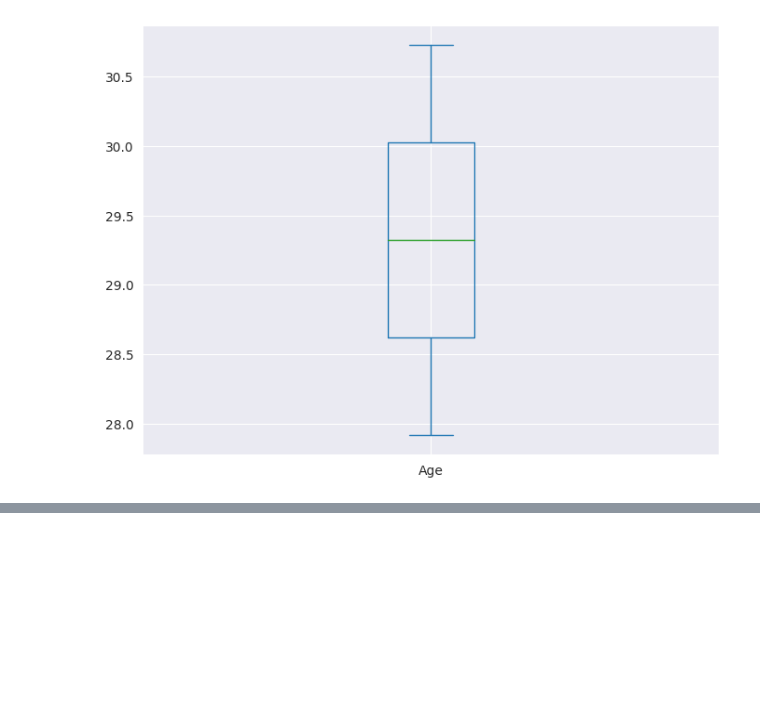
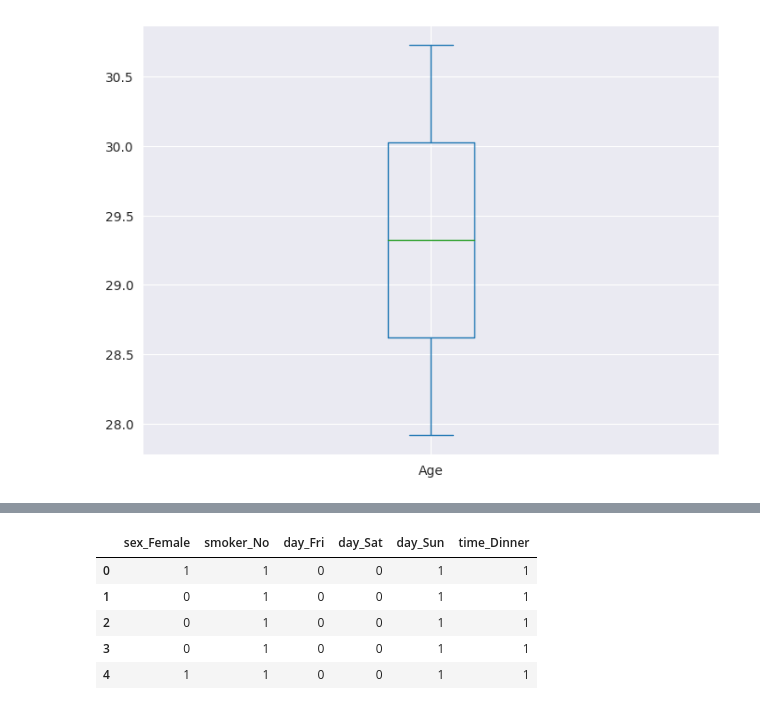
Before and after one commit to rOluochKe/learning-ds-ml, a Jupyter notebook: Learning_DS_and_ML.ipynb, the cells around one changed output, grey strips where cells are left out. Drawn from its saved outputs; the diff is of its cells as text; code cells hidden in the pictures; blank space fills up the shorter version.

```diff
--- a/Learning_DS_and_ML.ipynb
+++ b/Learning_DS_and_ML.ipynb
@@ -1155,0 +1245,11 @@ ax = df.plot.box(x='Gender', y='Age', figsize=(8,6))
+# %%
+import pandas as pd
+cat_numerical = pd.get_dummies(categorical,drop_first=True)
+cat_numerical.head()
+# %% [output]
+|  | sex_Female | smoker_No | day_Fri | day_Sat | day_Sun | time_Dinner |
+| 0 | 1 | 1 | 0 | 0 | 1 | 1 |
+| 1 | 0 | 1 | 0 | 0 | 1 | 1 |
+| 2 | 0 | 1 | 0 | 0 | 1 | 1 |
+| 3 | 0 | 1 | 0 | 0 | 1 | 1 |
+| 4 | 1 | 1 | 0 | 0 | 1 | 1 |
```
Also changed, not shown: parts of 36 cells of this notebook.
